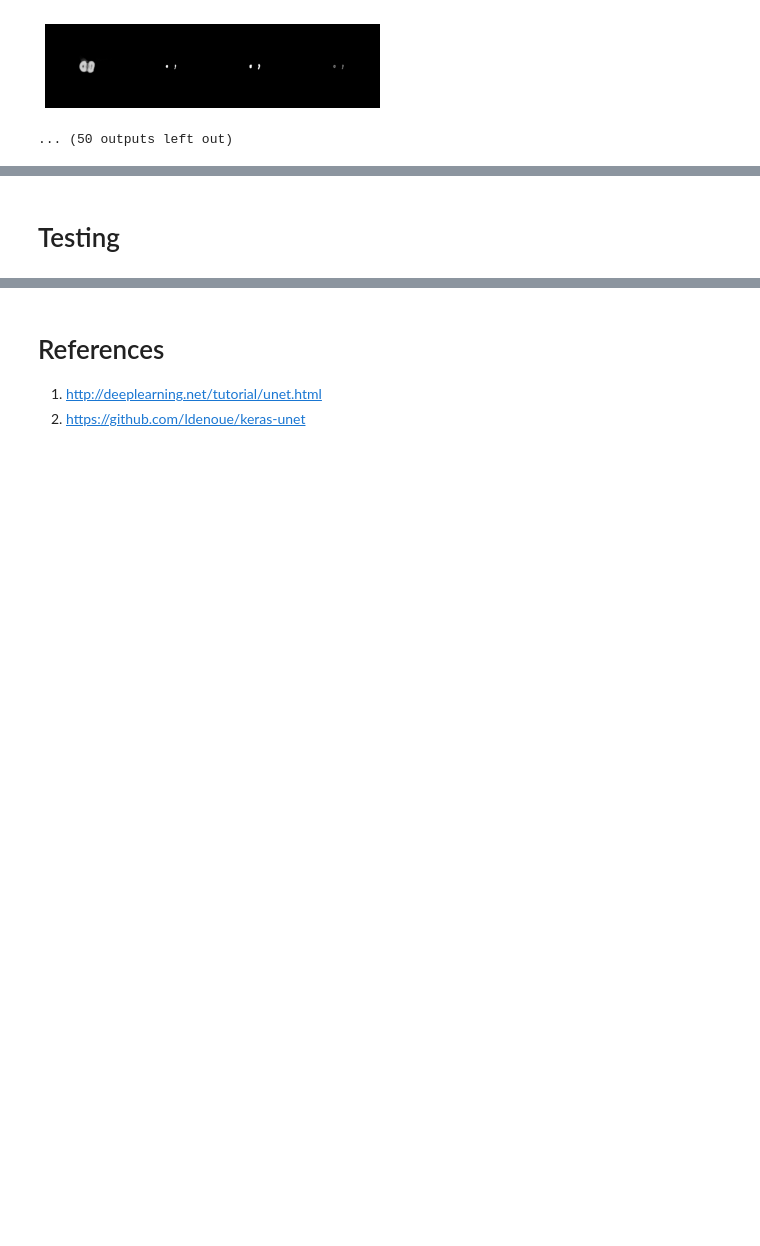
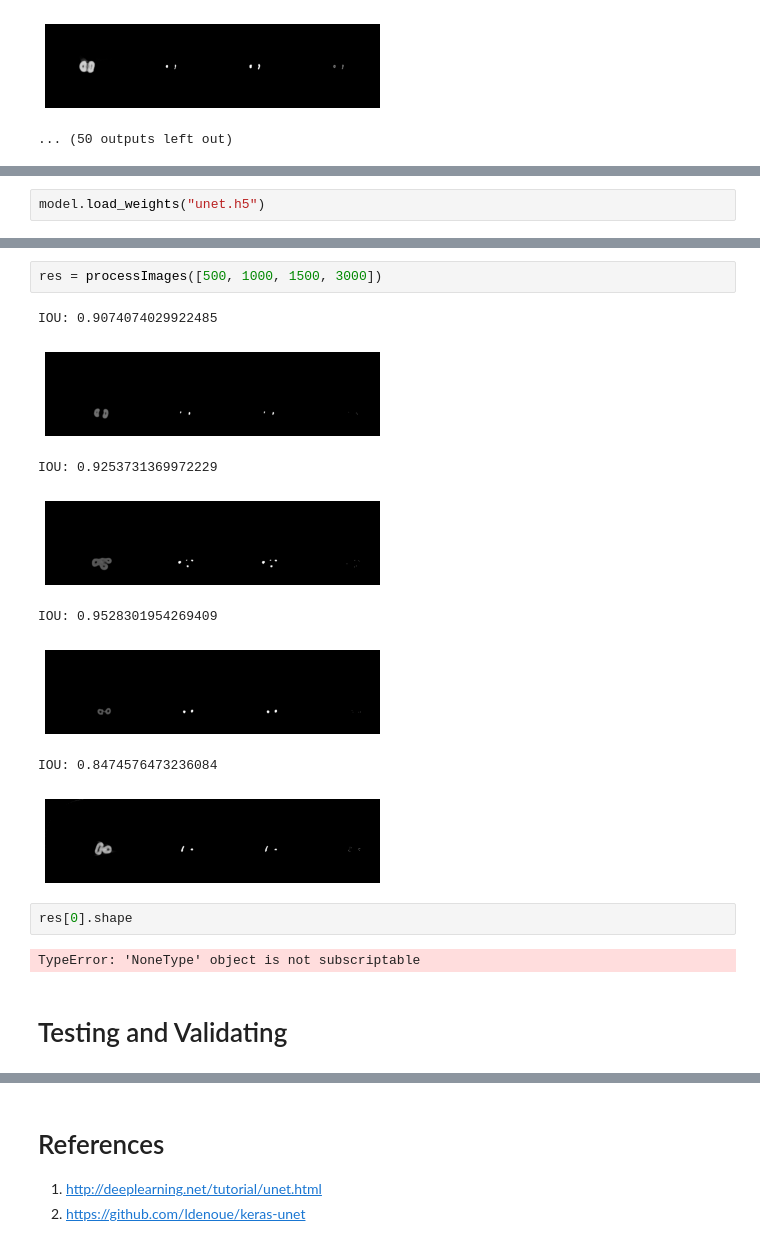
Before and after one commit to felrugo/nagy-fogas-cucc, a Jupyter notebook: Unet-roots.ipynb, the cells around one changed output, grey strips where cells are left out. Saved outputs shown, nothing was run; the diff lists cells and outputs as text; blank space fills up the shorter version.

```diff
--- a/Unet-roots.ipynb
+++ b/Unet-roots.ipynb
@@ -299,0 +290,2 @@ Epoch 6/30
+# %%
+model.load_weights("unet.h5")
@@ -300,2 +353,17 @@ Epoch 6/30
+# %%
+res = processImages([500, 1000, 1500, 3000])
+# %% [output]
+IOU: 0.9074074029922485
+[figure, added]
+IOU: 0.9253731369972229
+[figure, added]
+IOU: 0.9528301954269409
+[figure, added]
+IOU: 0.8474576473236084
+[figure, added]
+# %%
+res[0].shape
+# %% [output]
+TypeError: 'NoneType' object is not subscriptable
 # %% [markdown]
-# Testing
+# Testing and Validating
```
Also changed, not shown: parts of 27 cells of this notebook.
